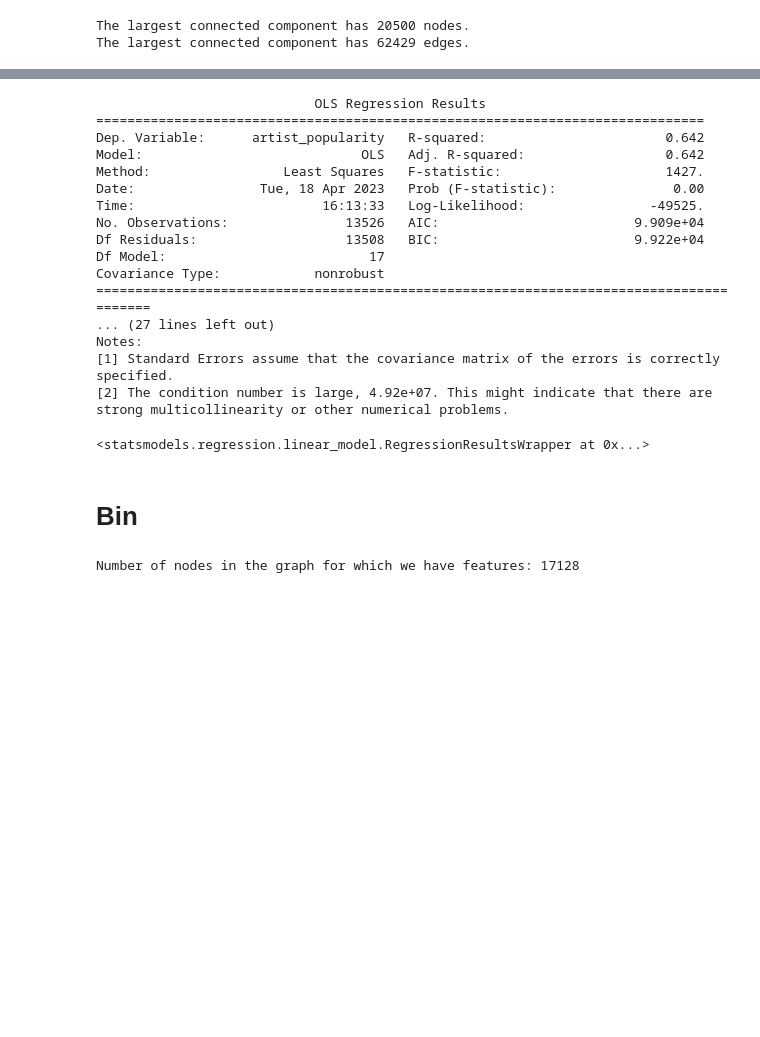
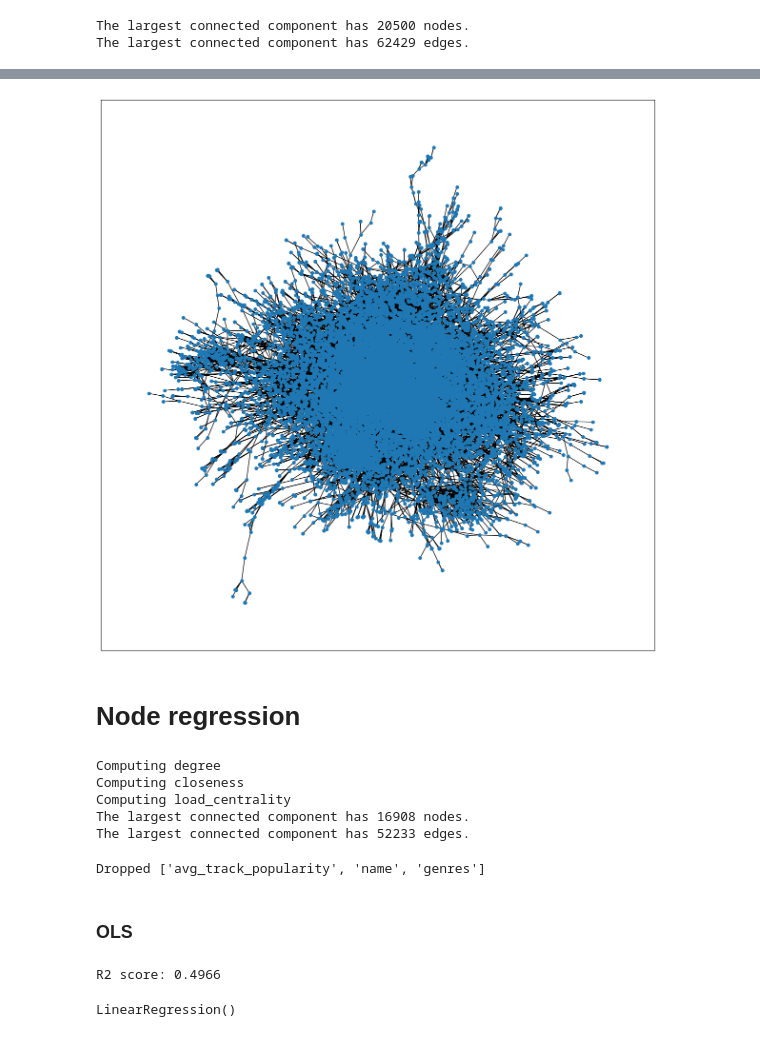
Before and after one commit to motmans-pj/MLNS-Spotify, a Jupyter notebook: Spotify_Oskar.ipynb, the cells around one changed output, grey strips where cells are left out. Saved outputs shown, nothing was run; the diff lists cells and outputs as text; code cells hidden in the pictures; blank space fills up the shorter version.

```diff
--- a/Spotify_Oskar.ipynb
+++ b/Spotify_Oskar.ipynb
@@ -54,10 +79,10 @@ spotify_600 = spotify_600[spotify_600["speechiness"] < 0.7]
 
 #Nodes creation
 feat_track_600 = spotify_600[(spotify_600.num_artists > 1)&(spotify_600.release_date.dt.year > 1999)].copy()
-nodes_600 = nodes_featuring(feat_track_600, DATA_PATH=DATA_PATH, read=False, path='edge_list_600k_over1999.pkl')
+nodes_600 = nodes_featuring(feat_track_600, DATA_PATH=DATA_PATH, read=True, path='edge_list_600k_over1999.pkl')
 
 #artists feature creation
-artists_600_features = artists_features_creation(artists_600, spotify_600, DATA_PATH, read=False)
+artists_600_features = artists_features_creation(artists_600, spotify_600, DATA_PATH, read=True)
 
 #Genres
 genres = pd.DataFrame(artists_600_features.genres.explode().value_counts().reset_index()).dropna().rename(
@@ -328,23 +101,0 @@ df_dw.corr()
-# %%
-node_reg.fit_sm_ols(df_dw)
-# %% [output]
-                            OLS Regression Results
-==============================================================================
-Dep. Variable:      artist_popularity   R-squared:                       0.642
-Model:                            OLS   Adj. R-squared:                  0.642
-Method:                 Least Squares   F-statistic:                     1427.
-Date:                Tue, 18 Apr 2023   Prob (F-statistic):               0.00
-Time:                        16:13:33   Log-Likelihood:                -49525.
-No. Observations:               13526   AIC:                         9.909e+04
-Df Residuals:                   13508   BIC:                         9.922e+04
-Df Model:                          17
-Covariance Type:            nonrobust
-========================================================================================
-... (27 lines left out)
-Notes:
-[1] Standard Errors assume that the covariance matrix of the errors is correctly specified.
-[2] The condition number is large, 4.92e+07. This might indicate that there are
-strong multicollinearity or other numerical problems.
-<statsmodels.regression.linear_model.RegressionResultsWrapper at 0x...>
-# %% [markdown]
-# Bin
@@ -385,18 +102,8 @@ set(genre.apply(extract_broad_genre).unique()).__len__()
-# %%
-artists_in_graph = set(largest_cc.nodes)
-artists_features_list = list(artists_600_features.index)
-counter = 0
-artists_in_graph_with_features = []
-for artist_id in artists_features_list:
-    if artist_id in artists_in_graph:
-        counter += 1
-        artists_in_graph_with_features.append(artist_id)
-print("Number of nodes in the graph for which we have features:", counter)
-
-def get_largetcc_from_nodes(df_features: pd.DataFrame, graph: ntx.Graph, nodes_list: list):
-    g = graph.subgraph(nodes_list)
-    lcc = g.subgraph(max(ntx.connected_components(g), key=len))
-    features = df_features.loc[list(lcc.nodes)]
-    return lcc, features
-# %% [output]
-Number of nodes in the graph for which we have features: 17128
+# %%
+# didn't work on my local computer, but did work on colab, some issue with the installed networkx version
+fig, ax = plt.subplots(figsize=(15, 15))
+ntx.draw_networkx(largest_cc, with_labels=False, node_size = 20, ax = ax)
+# %% [output]
+[figure, added]
+# %% [markdown]
+# Node regression
@@ -402,0 +216,23 @@ Number of nodes in the graph for which we have features: 17128
+# %%
+node_reg = NodeRegression()
+graph, df_graph = node_reg.get_graph_df_graph(artists_600_features, nodes_600, include_graph_criteria=True, include_DW=True)
+features = df_graph.drop(node_reg.cols_to_drop +["artist_popularity"] , axis= 1).columns
+print(f'The largest connected component has {len(graph.nodes)} nodes.')
+print(f'The largest connected component has {len(graph.edges)} edges.')
+# %% [output]
+Computing degree
+Computing closeness
+Computing load_centrality
+The largest connected component has 16908 nodes.
+The largest connected component has 52233 edges.
+# %%
+X, y, X_train, X_test, y_train, y_test = node_reg.prepare_data_reg(df_graph, normalize = True)
+# %% [output]
+Dropped ['avg_track_popularity', 'name', 'genres']
+# %% [markdown]
+### OLS
+# %%
+node_reg.fit_evaluate_ols(X_train, X_test, y_train, y_test)
+# %% [output]
+R2 score: 0.4966
+LinearRegression()
```
Also changed, not shown: parts of 62 cells of this notebook.
